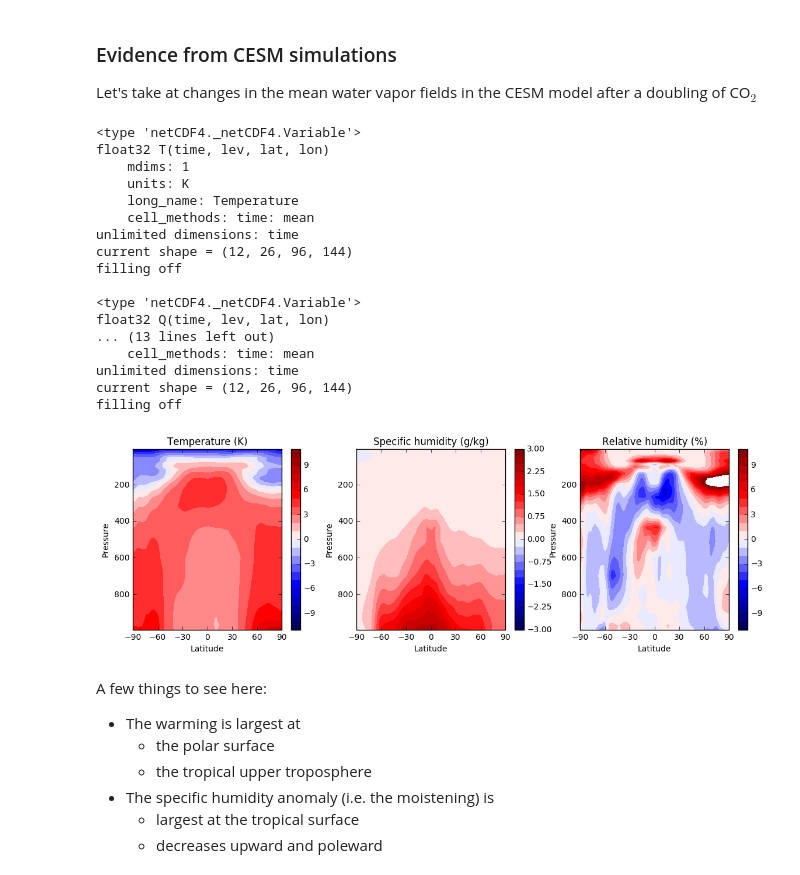
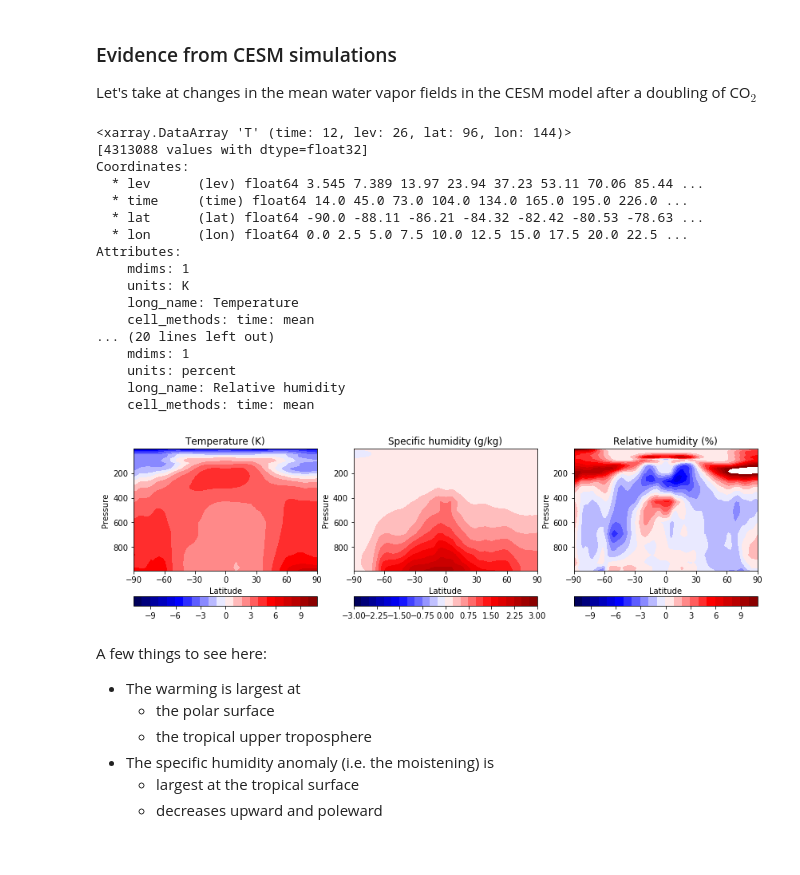
Before and after one commit to brian-rose/ClimateModeling_courseware, a Jupyter notebook: Lectures/Lecture09 -- Who needs spectral bands.ipynb, the cells around one changed output. Saved outputs shown, nothing was run; the diff lists cells and outputs as text; code cells hidden in the pictures.

Commit message:
Update Lecture 9 to use xarray.

```diff
--- a/Lectures/Lecture09 -- Who needs spectral bands.ipynb
+++ b/Lectures/Lecture09 -- Who needs spectral bands.ipynb
@@ -154,5 +155,5 @@ import netCDF4 as nc
 #  Open handles to the data files
 datapath = "http://ramadda.atmos.albany.edu:8080/repository/opendap/latest/Top/Users/BrianRose/CESM_runs/"
 endstr = "/entry.das"
-ctrl = nc.Dataset( datapath + 'som_control/som_control.cam.h0.clim.nc' + endstr )
-co2 = nc.Dataset( datapath + 'som_2xCO2/som_2xCO2.cam.h0.clim.nc' + endstr )
+ctrl = xr.open_dataset(datapath + 'som_control/som_control.cam.h0.clim.nc' + endstr, decode_times=False)
+co2 = xr.open_dataset(datapath + 'som_2xCO2/som_2xCO2.cam.h0.clim.nc' + endstr, decode_times=False)
@@ -164,23 +160,23 @@ lev = ctrl.variables['lev'][:]
 # %%
 # Get temperature, specific humidity and relative humidity
-print ctrl.variables['T']
-print ctrl.variables['Q']
-print ctrl.variables['RELHUM']
+print ctrl['T']
+print ctrl['Q']
+print ctrl['RELHUM']
 # %% [output]
-<type 'netCDF4._netCDF4.Variable'>
-float32 T(time, lev, lat, lon)
+<xarray.DataArray 'T' (time: 12, lev: 26, lat: 96, lon: 144)>
+[4313088 values with dtype=float32]
+Coordinates:
+  * lev      (lev) float64 3.545 7.389 13.97 23.94 37.23 53.11 70.06 85.44 ...
+  * time     (time) float64 14.0 45.0 73.0 104.0 134.0 165.0 195.0 226.0 ...
+  * lat      (lat) float64 -90.0 -88.11 -86.21 -84.32 -82.42 -80.53 -78.63 ...
+  * lon      (lon) float64 0.0 2.5 5.0 7.5 10.0 12.5 15.0 17.5 20.0 22.5 ...
+Attributes:
     mdims: 1
     units: K
     long_name: Temperature
     cell_methods: time: mean
-unlimited dimensions: time
-current shape = (12, 26, 96, 144)
-filling off
-
-<type 'netCDF4._netCDF4.Variable'>
-float32 Q(time, lev, lat, lon)
-... (13 lines left out)
+... (20 lines left out)
+    mdims: 1
+    units: percent
+    long_name: Relative humidity
     cell_methods: time: mean
-unlimited dimensions: time
-current shape = (12, 26, 96, 144)
-filling off
@@ -202,39 +183,36 @@ rh_co2_zon = np.mean(rh_co2, axis=(0,3))
 # %%
-fig = plt.figure(figsize=(14,4))
+#  Plot cross-sections of the following anomalies under 2xCO2:
+#   - Temperature
+#   - Specific humidity
+#   - Relative humidity
 
-axlist = []
+fig, axes = plt.subplots(1,3, figsize=(14,4))
 
-ax = fig.add_subplot(1,3,1)
-CS = ax.contourf(lat, lev, t_co2_zon - t_ctrl_zon,
+ax = axes[0]
+CS = ax.contourf(ctrl.lat, ctrl.lev, (co2['T'] - ctrl['T']).mean(dim=('time','lon')),
                  levels=np.arange(-11,12,1), cmap=plt.cm.seismic)
 ax.set_title('Temperature (K)')
-fig.colorbar(CS)
-axlist.append(ax)
+fig.colorbar(CS, orientation='horizontal', ax=ax)
 
-ax = fig.add_subplot(1,3,2)
-CS = ax.contourf(lat, lev, (q_co2_zon - q_ctrl_zon)*1000,
+ax = axes[1]
+CS = ax.contourf(ctrl.lat, ctrl.lev, (co2['Q'] - ctrl['Q']).mean(dim=('time','lon'))*1000,
                  levels=np.arange(-3,3.25,0.25), cmap=plt.cm.seismic)
 ax.set_title('Specific humidity (g/kg)')
-fig.colorbar(CS)
-axlist.append(ax)
+fig.colorbar(CS, orientation='horizontal', ax=ax)
 
-
-ax = fig.add_subplot(1,3,3)
-CS = ax.contourf(lat, lev, (rh_co2_zon - rh_ctrl_zon),
+ax = axes[2]
+CS = ax.contourf(ctrl.lat, ctrl.lev, (co2['RELHUM'] - ctrl['RELHUM']).mean(dim=('time','lon')),
                  levels=np.arange(-11,12,1), cmap=plt.cm.seismic)
 ax.set_title('Relative humidity (%)')
-fig.colorbar(CS)
-axlist.append(ax)
+fig.colorbar(CS, orientation='horizontal', ax=ax)
 
-for ax in axlist:
+for ax in axes:
     ax.invert_yaxis()
     ax.set_xticks([-90, -60, -30, 0, 30, 60, 90]);
     ax.set_xlabel('Latitude')
     ax.set_ylabel('Pressure')
-
-plt.show()
 # %% [output]
-[figure, old version]
+[figure, new version]
 # %% [markdown]
 A few things to see here:
 
```
Also changed, not shown: parts of 18 cells of this notebook, 1 other file.
